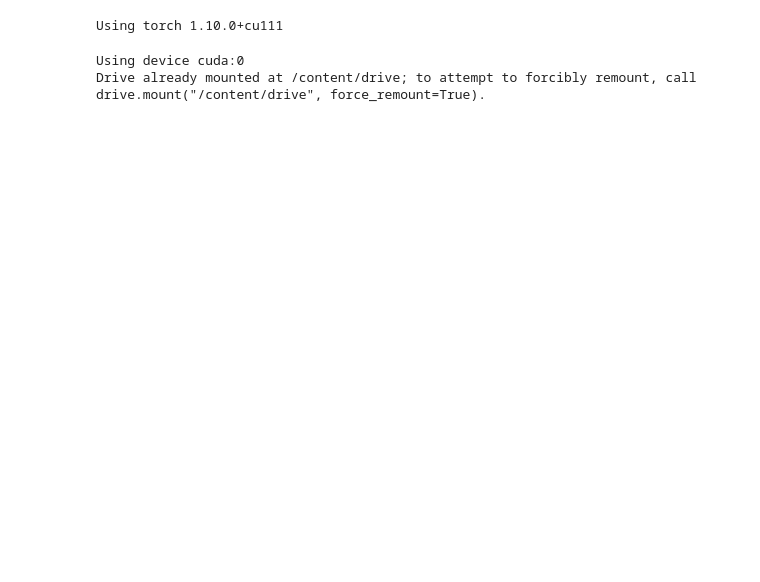
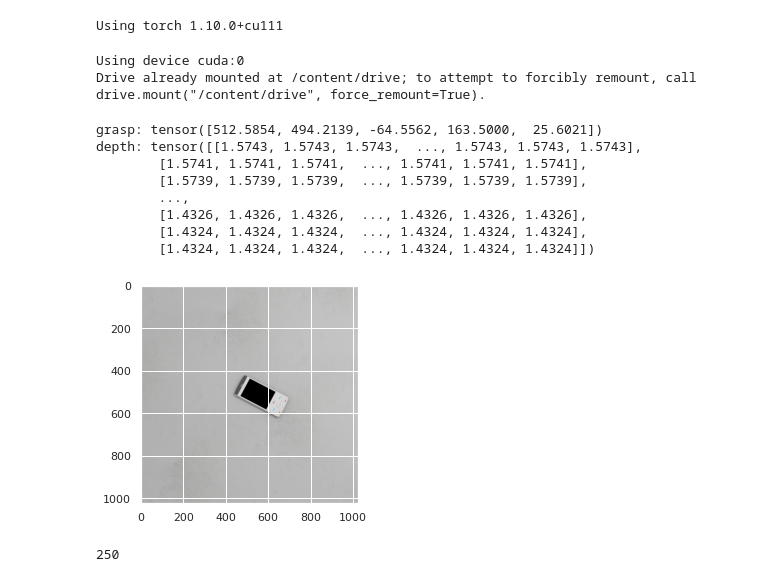
Before and after one commit to MElena14/COMP341, a Jupyter notebook: assignment1.ipynb, the cells around one changed output. Cells and saved outputs as stored; diff of their text form; code cells hidden in the pictures; blank space fills up the shorter version.

```diff
--- a/assignment1.ipynb
+++ b/assignment1.ipynb
@@ -42,0 +128,35 @@ Drive already mounted at /content/drive; to attempt to forcibly remount, call dr
+# %%
+# functions to show an image
+def imshow(img):
+    """
+    :param img: (PyTorch Tensor)
+    """
+    # unnormalize
+    img = img / 2 + 0.5
+    # Convert tensor to numpy array
+    npimg = img.numpy()
+    # Color channel first -> color channel last
+    npimg = np.transpose(npimg, (1, 2, 0))
+
+    plt.imshow(npimg)
+# %%
+# Show off the dataset
+index = 3
+dataset = GraspDataset(DATASET_PATH + "/training", depth_image="perfect")
+loader = td.DataLoader(dataset, batch_size=4, shuffle=False, drop_last=False, num_workers=2)
+
+batch = next(iter(loader))
+
+print("grasp:", batch[2][index])
+print("depth:", batch[1][index])
+imshow(batch[0][index])
+# %% [output]
+grasp: tensor([512.5854, 494.2139, -64.5562, 163.5000,  25.6021])
+depth: tensor([[1.5743, 1.5743, 1.5743,  ..., 1.5743, 1.5743, 1.5743],
+        [1.5741, 1.5741, 1.5741,  ..., 1.5741, 1.5741, 1.5741],
+        [1.5739, 1.5739, 1.5739,  ..., 1.5739, 1.5739, 1.5739],
+        ...,
+        [1.4326, 1.4326, 1.4326,  ..., 1.4326, 1.4326, 1.4326],
+        [1.4324, 1.4324, 1.4324,  ..., 1.4324, 1.4324, 1.4324],
+        [1.4324, 1.4324, 1.4324,  ..., 1.4324, 1.4324, 1.4324]])
+[figure, added]
@@ -42,0 +206,4 @@ Drive already mounted at /content/drive; to attempt to forcibly remount, call dr
+# %%
+get_cnn_output_size(252, kernel_size=3, stride=1, padding=0)
+# %% [output]
+250
```
Also changed, not shown: parts of 19 cells of this notebook.
